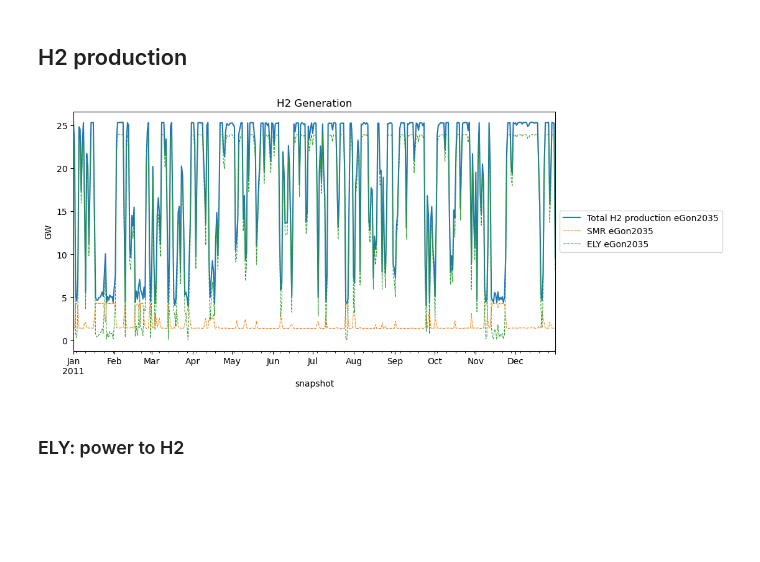
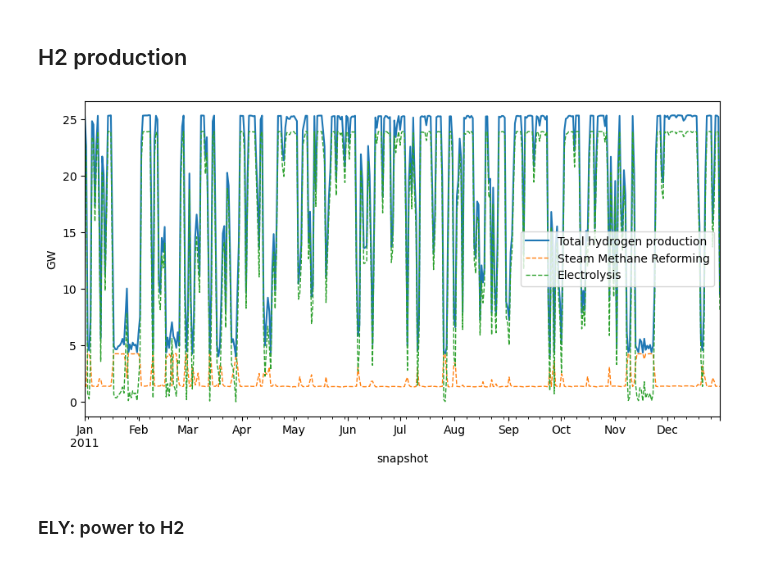
Before and after one commit to openego/eTraGo, a Jupyter notebook: etrago/gas_analysis_etrago.ipynb, the cells around one changed output. Cells and saved outputs as stored; diff of their text form; code cells hidden in the pictures; blank space fills up the shorter version.

```diff
--- a/etrago/gas_analysis_etrago.ipynb
+++ b/etrago/gas_analysis_etrago.ipynb
@@ -108,38 +108,39 @@ for key in networks:
 # %%
 total_dispatch = {}
 
 fig, ax = plt.subplots(figsize = (10,5))
 
 for key in networks:
     total_dispatch[key] = H2_dispatch_SMR[key].sum(axis = 1) + H2_dispatch_ELY[key].sum(axis = 1)
 
     (total_dispatch[key]/1e3).resample('20H').mean().plot(
         ax=ax,
-        label=("Total H2 production "+label[key]),
-        legend=True)
+        label=("Total hydrogen production"),
+        legend=True,
+    )
     (H2_dispatch_SMR[key]/1e3).sum(axis = 1).resample('20H').mean().plot(
         ax=ax,
-        label=("SMR "+label[key]),
+        label=("Steam Methane Reforming"),
         linestyle='dashed',
-        linewidth=0.8,
+        linewidth=1,
         legend=True
     )
     (H2_dispatch_ELY[key]/1e3).sum(axis = 1).resample('20H').mean().plot(
         ax=ax,
-        label=("ELY "+label[key]),
+        label=("Electrolysis"),
         linestyle='dashed',
-        linewidth=0.8,
+        linewidth=1,
         legend=True
     )
 
 
 ax.set_ylabel('GW')
-ax.set_title('H2 Generation')
-ax.legend(loc='center left', bbox_to_anchor=(1, 0.5))
-
+# ax.set_title('H2 Generation')
+ax.legend()#loc='center left', bbox_to_anchor=(1, 0.5)
+fig.savefig("H2_production_DE", dpi=300)
 fig.show()
 # %% [output]
-[figure, old version]
+[figure, new version]
 # %% [markdown]
 ### ELY: power to H2
 # %%
```
Also changed, not shown: parts of 3 cells of this notebook.
